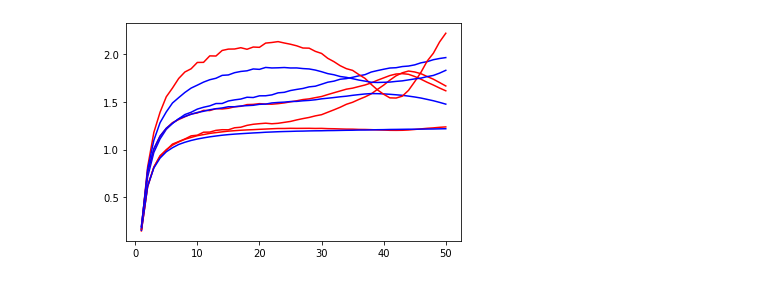
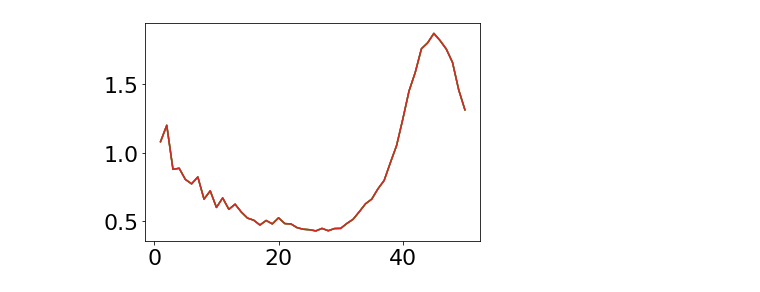
Before and after one commit to lusee-night/luseepy, a Jupyter notebook: notebooks/sim_result.ipynb, the cells around one changed output. Cells and saved outputs as stored; diff of their text form; code cells hidden in the pictures.

```diff
--- a/notebooks/sim_result.ipynb
+++ b/notebooks/sim_result.ipynb
@@ -56,7 +56,7 @@ fig,((ax1,ax2,ax3),(ax4,ax5,ax6))=plt.subplots(2 ,3,figsize=(15,10))
 we = (freq/10)**2.5/1e5
 axl = [ax1,ax2,ax3,ax4,ax5,ax6]
 
-for ii,comb in enumerate(['00R','02R','02I','11R','13R','12R']):
+for ii,comb in enumerate(['00R','-02R','02I','11R','-13R','12R']):
     for daydata,clr in [(data_lbl,'-'), (data_bnl,'--')]:
         xa = lambda x: x
         for day in np.arange(0,28,7):
@@ -72,11 +72,12 @@ Text(0, 0.5, '$V_{ij}\\ [K]$')
 # %%
-data1=data_bnl
-data2=data_bnl2
+data1=data_lbl
+data2=data_lbl2
 for day in np.arange(0,28,7):
-    plt.plot(freq,data2[day,'00R',:]*we,'r-',label = '2port')
     NN = data1[day,'00R',:]
     SS = data1[day,'22R',:]
     NS = data1[day,'02R',:]
-    plt.plot(freq,((NN+SS-0*NS)/2)*we,'b-',label = '1port')
+    #plt.plot(freq,data2[day,'00R',:]*we,'r-',label = '2port')
+    #plt.plot(freq,((NN+SS-2*NS))*we,'b-',label = '1port')
+    plt.plot(freq,data2[day,'00R',:]/(NN+SS-2*NS) )
 # %% [output]
-[figure, old version]
+[figure, new version]
```
Also changed, not shown: parts of 3 cells of this notebook, 4 other files.
